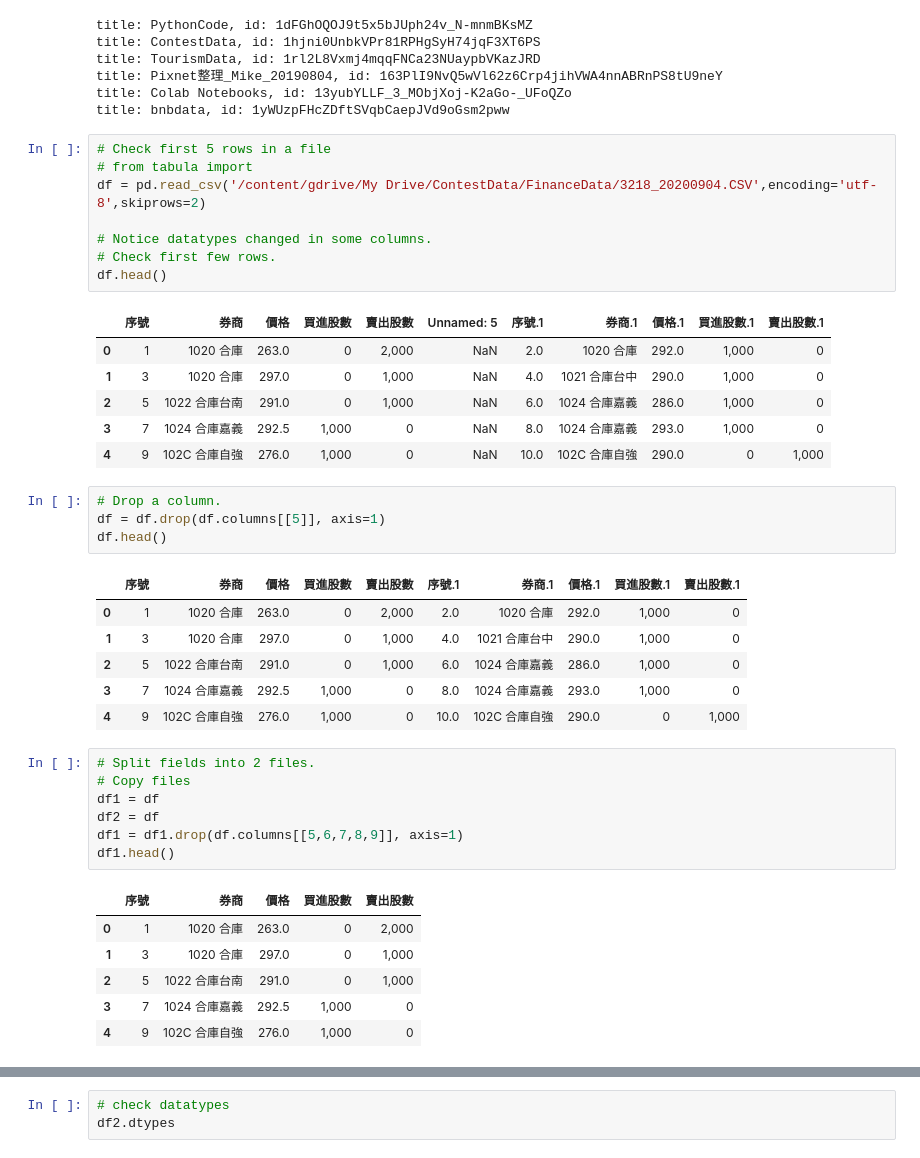
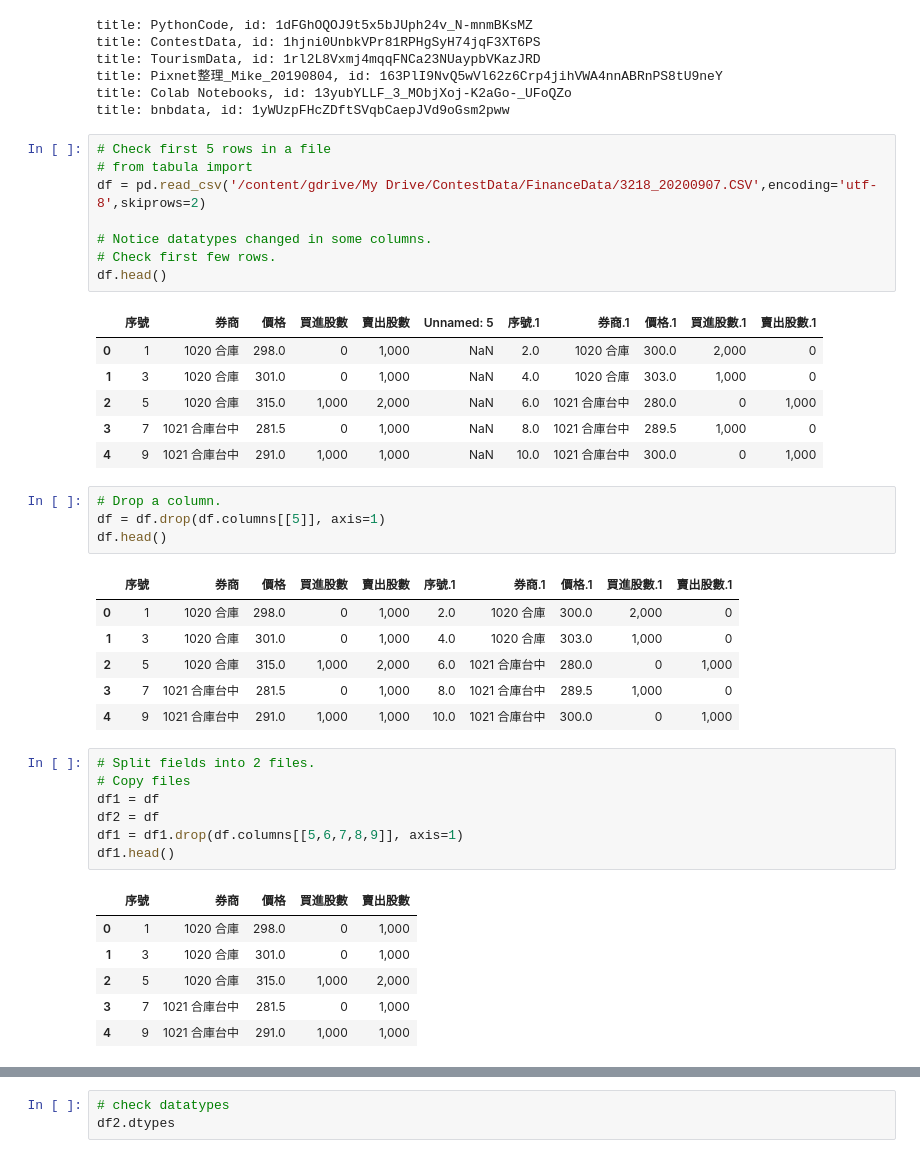
Before and after one commit to cwcheng0/practicepython, a Jupyter notebook: TaiwanStockCountOTC_3218.ipynb, the cells around one changed output, grey strips where cells are left out. Saved outputs shown, nothing was run; the diff lists cells and outputs as text.

```diff
--- a/TaiwanStockCountOTC_3218.ipynb
+++ b/TaiwanStockCountOTC_3218.ipynb
@@ -50,29 +54,29 @@ title: bnbdata, id: 1yWUzpFHcZDftSVqbCaepJVd9oGsm2pww
 # %%
 # Check first 5 rows in a file
 # from tabula import
-df = pd.read_csv('/content/gdrive/My Drive/ContestData/FinanceData/3218_20200904.CSV',encoding='utf-8',skiprows=2)
+df = pd.read_csv('/content/gdrive/My Drive/ContestData/FinanceData/3218_20200907.CSV',encoding='utf-8',skiprows=2)
 
 # Notice datatypes changed in some columns.
 # Check first few rows.
 df.head()
 # %% [output]
 |  | 序號 | 券商 | 價格 | 買進股數 | 賣出股數 | Unnamed: 5 | 序號.1 | 券商.1 | 價格.1 | 買進股數.1 | 賣出股數.1 |
-| 0 | 1 | 1020 合庫 | 263.0 | 0 | 2,000 | NaN | 2.0 | 1020 合庫 | 292.0 | 1,000 | 0 |
-| 1 | 3 | 1020 合庫 | 297.0 | 0 | 1,000 | NaN | 4.0 | 1021 合庫台中 | 290.0 | 1,000 | 0 |
-| 2 | 5 | 1022 合庫台南 | 291.0 | 0 | 1,000 | NaN | 6.0 | 1024 合庫嘉義 | 286.0 | 1,000 | 0 |
-| 3 | 7 | 1024 合庫嘉義 | 292.5 | 1,000 | 0 | NaN | 8.0 | 1024 合庫嘉義 | 293.0 | 1,000 | 0 |
-| 4 | 9 | 102C 合庫自強 | 276.0 | 1,000 | 0 | NaN | 10.0 | 102C 合庫自強 | 290.0 | 0 | 1,000 |
+| 0 | 1 | 1020 合庫 | 298.0 | 0 | 1,000 | NaN | 2.0 | 1020 合庫 | 300.0 | 2,000 | 0 |
+| 1 | 3 | 1020 合庫 | 301.0 | 0 | 1,000 | NaN | 4.0 | 1020 合庫 | 303.0 | 1,000 | 0 |
+| 2 | 5 | 1020 合庫 | 315.0 | 1,000 | 2,000 | NaN | 6.0 | 1021 合庫台中 | 280.0 | 0 | 1,000 |
+| 3 | 7 | 1021 合庫台中 | 281.5 | 0 | 1,000 | NaN | 8.0 | 1021 合庫台中 | 289.5 | 1,000 | 0 |
+| 4 | 9 | 1021 合庫台中 | 291.0 | 1,000 | 1,000 | NaN | 10.0 | 1021 合庫台中 | 300.0 | 0 | 1,000 |
 # %%
 # Drop a column.
 df = df.drop(df.columns[[5]], axis=1)
 df.head()
 # %% [output]
 |  | 序號 | 券商 | 價格 | 買進股數 | 賣出股數 | 序號.1 | 券商.1 | 價格.1 | 買進股數.1 | 賣出股數.1 |
-| 0 | 1 | 1020 合庫 | 263.0 | 0 | 2,000 | 2.0 | 1020 合庫 | 292.0 | 1,000 | 0 |
-| 1 | 3 | 1020 合庫 | 297.0 | 0 | 1,000 | 4.0 | 1021 合庫台中 | 290.0 | 1,000 | 0 |
-| 2 | 5 | 1022 合庫台南 | 291.0 | 0 | 1,000 | 6.0 | 1024 合庫嘉義 | 286.0 | 1,000 | 0 |
-| 3 | 7 | 1024 合庫嘉義 | 292.5 | 1,000 | 0 | 8.0 | 1024 合庫嘉義 | 293.0 | 1,000 | 0 |
-| 4 | 9 | 102C 合庫自強 | 276.0 | 1,000 | 0 | 10.0 | 102C 合庫自強 | 290.0 | 0 | 1,000 |
+| 0 | 1 | 1020 合庫 | 298.0 | 0 | 1,000 | 2.0 | 1020 合庫 | 300.0 | 2,000 | 0 |
+| 1 | 3 | 1020 合庫 | 301.0 | 0 | 1,000 | 4.0 | 1020 合庫 | 303.0 | 1,000 | 0 |
+| 2 | 5 | 1020 合庫 | 315.0 | 1,000 | 2,000 | 6.0 | 1021 合庫台中 | 280.0 | 0 | 1,000 |
+| 3 | 7 | 1021 合庫台中 | 281.5 | 0 | 1,000 | 8.0 | 1021 合庫台中 | 289.5 | 1,000 | 0 |
+| 4 | 9 | 1021 合庫台中 | 291.0 | 1,000 | 1,000 | 10.0 | 1021 合庫台中 | 300.0 | 0 | 1,000 |
 # %%
 # Split fields into 2 files.
 # Copy files
@@ -82,11 +86,11 @@ df1 = df1.drop(df.columns[[5,6,7,8,9]], axis=1)
 df1.head()
 # %% [output]
 |  | 序號 | 券商 | 價格 | 買進股數 | 賣出股數 |
-| 0 | 1 | 1020 合庫 | 263.0 | 0 | 2,000 |
-| 1 | 3 | 1020 合庫 | 297.0 | 0 | 1,000 |
-| 2 | 5 | 1022 合庫台南 | 291.0 | 0 | 1,000 |
-| 3 | 7 | 1024 合庫嘉義 | 292.5 | 1,000 | 0 |
-| 4 | 9 | 102C 合庫自強 | 276.0 | 1,000 | 0 |
+| 0 | 1 | 1020 合庫 | 298.0 | 0 | 1,000 |
+| 1 | 3 | 1020 合庫 | 301.0 | 0 | 1,000 |
+| 2 | 5 | 1020 合庫 | 315.0 | 1,000 | 2,000 |
+| 3 | 7 | 1021 合庫台中 | 281.5 | 0 | 1,000 |
+| 4 | 9 | 1021 合庫台中 | 291.0 | 1,000 | 1,000 |
 # %%
 # Do it again
 df2 = df2.drop(df2.columns[[0,1,2,3,4]], axis=1)
```
Also changed, not shown: parts of 18 cells of this notebook.
